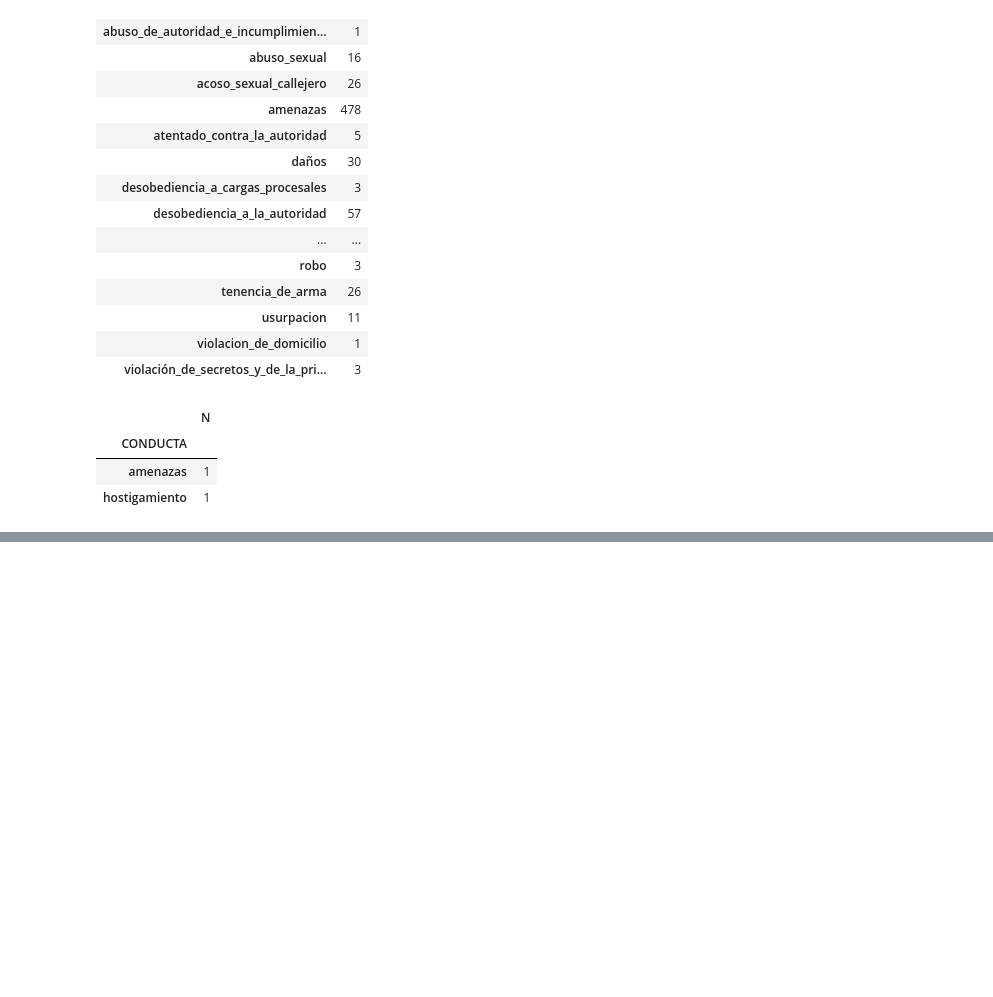
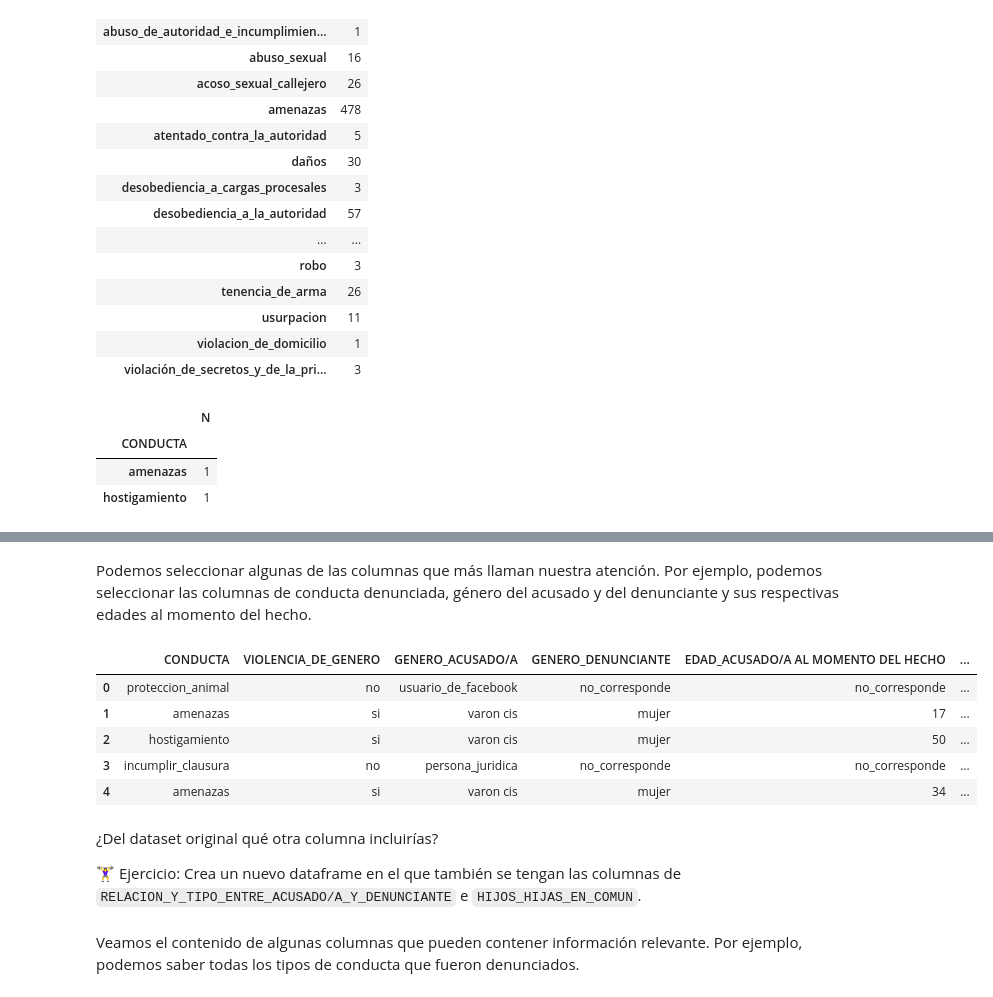
Before and after one commit to WomenBioinfoDataScLA/Workshops, a Jupyter notebook: Datos_Python.ipynb, the cells around one changed output, grey strips where cells are left out. Drawn from its saved outputs; the diff is of its cells as text; code cells hidden in the pictures; blank space fills up the shorter version.

```diff
--- a/Datos_Python.ipynb
+++ b/Datos_Python.ipynb
@@ -221,0 +401,17 @@ tabla_genero[(tabla_genero['GENERO_DENUNCIANTE'] == 'lgbtiq+')].groupby('CONDUCT
+# %% [markdown]
+Podemos seleccionar algunas de las columnas que más llaman nuestra atención. Por ejemplo, podemos seleccionar las columnas de conducta denunciada, género del acusado y del denunciante y sus respectivas edades al momento del hecho.
+# %%
+tabla_genero[['CONDUCTA', 'VIOLENCIA_DE_GENERO', 'GENERO_ACUSADO/A', 'GENERO_DENUNCIANTE', 'EDAD_ACUSADO/A AL MOMENTO DEL HECHO', 'EDAD_DENUNCIANTE_AL_MOMENTO_DEL_HECHO']].head()
+# %% [output]
+|  | CONDUCTA | VIOLENCIA_DE_GENERO | GENERO_ACUSADO/A | GENERO_DENUNCIANTE | EDAD_ACUSADO/A AL MOMENTO DEL HECHO | ... |
+| 0 | proteccion_animal | no | usuario_de_facebook | no_corresponde | no_corresponde | ... |
+| 1 | amenazas | si | varon cis | mujer | 17 | ... |
+| 2 | hostigamiento | si | varon cis | mujer | 50 | ... |
+| 3 | incumplir_clausura | no | persona_juridica | no_corresponde | no_corresponde | ... |
+| 4 | amenazas | si | varon cis | mujer | 34 | ... |
+# %% [markdown]
+¿Del dataset original qué otra columna incluirías?
+
+🏋️‍♀️ Ejercicio: Crea un nuevo dataframe en el que también se tengan las columnas de `RELACION_Y_TIPO_ENTRE_ACUSADO/A_Y_DENUNCIANTE` e	`HIJOS_HIJAS_EN_COMUN`.
+# %% [markdown]
+Veamos el contenido de algunas columnas que pueden contener información relevante. Por ejemplo, podemos saber todas los tipos de conducta que fueron denunciados.
```
Also changed, not shown: parts of 37 cells of this notebook.
